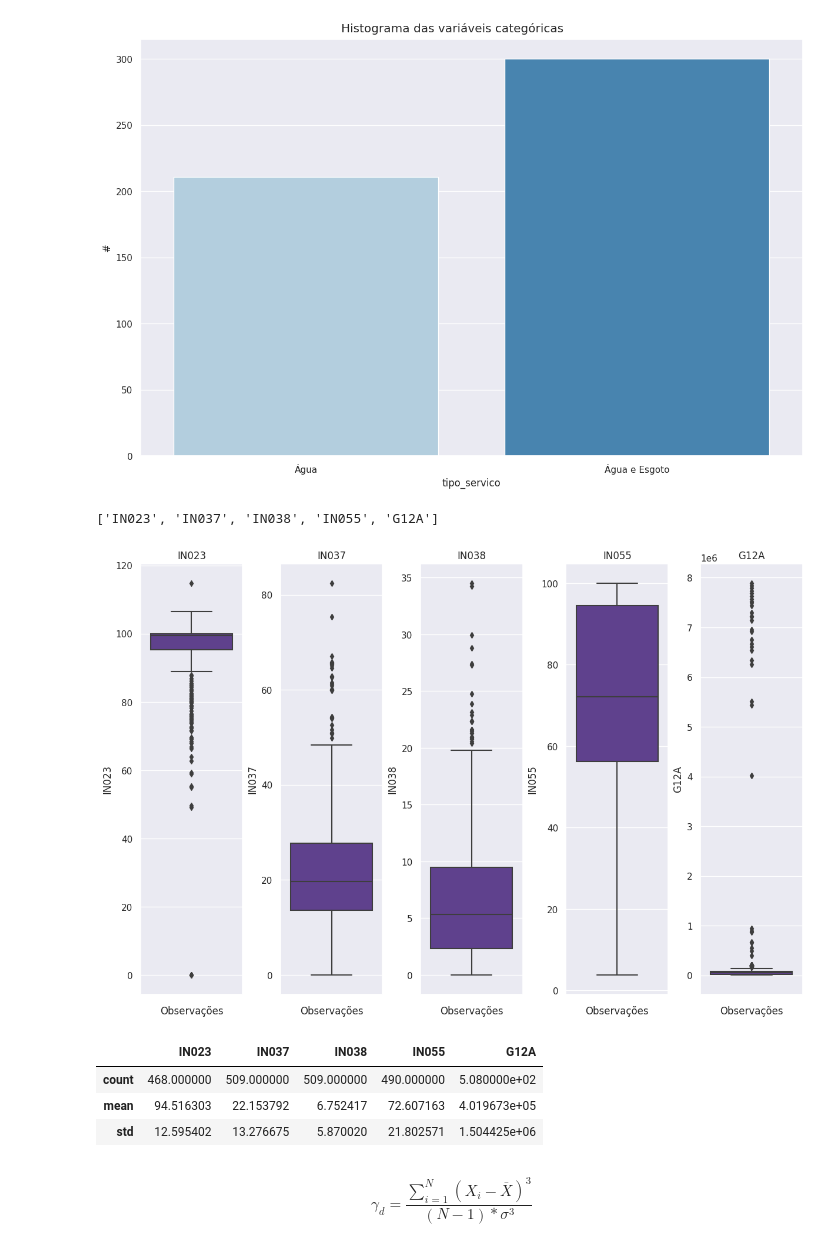
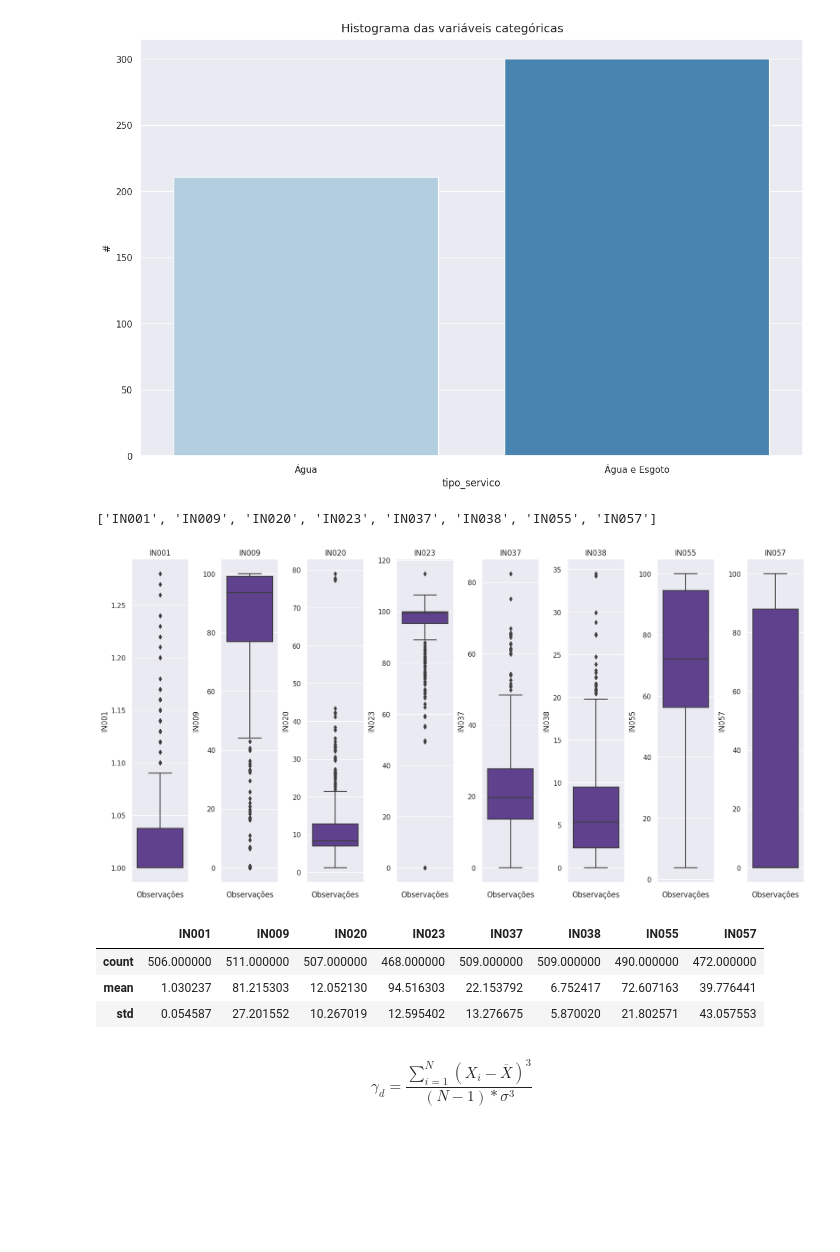
Before and after one commit to rafaelcbpy/Comp_Aplicada_ICA, a Jupyter notebook: notebooks/HW1/EDA.ipynb, the cells around one changed output. Cells and saved outputs as stored; diff of their text form; code cells hidden in the pictures; blank space fills up the shorter version.

```diff
--- a/notebooks/HW1/EDA.ipynb
+++ b/notebooks/HW1/EDA.ipynb
@@ -61,16 +65,19 @@ columns_new_names = {
     'Abrangência': 'abrangencia',
     'Tipo de Serviço': 'tipo_servico',
     'Natureza Jurídica': 'nat_juridica',
+    'IN001 - Densidade de economias de água por ligação': 'IN001',
+    'IN009 - Índice de hidrometração': 'IN009',
+    'IN020 - Extensão da rede de água por ligação': 'IN020',
     'IN022 - Consumo médio percapita de água': 'IN022',
     'IN023 - Índice de atendimento urbano de água': 'IN023',
     'IN037 - Participação da despesa com energia elétrica nas despesas de exploração': 'IN037',
     'IN038 - Participação da despesa com produtos químicos nas despesas de exploração (DEX)': 'IN038',
     'IN055 - Índice de atendimento total de água': 'IN055',
-    'G12A - População total residente do(s) município(s) com abastecimento de água, segundo o IBGE': 'G12A'
+    'IN057 - Índice de fluoretação de água': 'IN057'
 }
 
 selected_cols = columns_new_names.keys()
-numerical_columns = ['IN023', 'IN037', 'IN038', 'IN055', 'G12A']
+numerical_columns = ['IN001', 'IN009', 'IN020', 'IN023', 'IN037', 'IN038', 'IN055', 'IN057']
 categorical_columns = ['tipo_servico']
 target_col = 'consumption_bands'
 # %%
@@ -90,12 +97,16 @@ def get_consumption_bands(in022: float):
 # %%
 columns_transformations = {
         # "ano": int,
+        "IN001": lambda x: x.str.replace(",", ".").astype(float),
+        "IN009": lambda x: x.str.replace(",", ".").astype(float),
+        "IN020": lambda x: x.str.replace(",", ".").astype(float),
         "IN022": lambda x: x.str.replace(",", ".").astype(float),
         "IN023": lambda x: x.str.replace(",", ".").astype(float),
         "IN037": lambda x: x.str.replace(",", ".").astype(float),
         "IN038": lambda x: x.str.replace(",", ".").astype(float),
         "IN055": lambda x: x.str.replace(",", ".").astype(float),
-        "G12A": lambda x: x.str.replace(".", "").astype(float)
+        "IN057": lambda x: x.str.replace(",", ".").astype(float),
+        # "G12A": lambda x: x.str.replace(".", "").astype(float)
     }
 # %%
 df = (data[selected_cols]
@@ -204,30 +215,30 @@ plt = plt
 # %%
 numerical_columns
 # %% [output]
-['IN023', 'IN037', 'IN038', 'IN055', 'G12A']
+['IN001', 'IN009', 'IN020', 'IN023', 'IN037', 'IN038', 'IN055', 'IN057']
 # %%
-fig, axs = plt.subplots(1, len(numerical_columns), figsize=(12,8), dpi=100, constrained_layout = True)
+fig, axs = plt.subplots(1, len(numerical_columns), figsize=(16,8), dpi=100, constrained_layout = True)
 # axs = axs.flatten()
 # i=0
 # plt.suptitle("Histograma das variáveis numéricas")
 for ax, col in zip(axs.flatten(), numerical_columns):
     sns.boxplot(
         y=df[col],
         ax=ax
     )
 
     ax.set(title=f"{col}")
     ax.set_xlabel("Observações", fontsize=12)
     ax.set_ylabel(col, fontsize=12)
 # %% [output]
-[figure, old version]
+[figure, new version]
 # %%
 df.describe().loc[["count", "mean", "std"]]
 # %% [output]
-|  | IN023 | IN037 | IN038 | IN055 | G12A |
-| count | 468.000000 | 509.000000 | 509.000000 | 490.000000 | 5.080000e+02 |
-| mean | 94.516303 | 22.153792 | 6.752417 | 72.607163 | 4.019673e+05 |
-| std | 12.595402 | 13.276675 | 5.870020 | 21.802571 | 1.504425e+06 |
+|  | IN001 | IN009 | IN020 | IN023 | IN037 | IN038 | IN055 | IN057 |
+| count | 506.000000 | 511.000000 | 507.000000 | 468.000000 | 509.000000 | 509.000000 | 490.000000 | 472.000000 |
+| mean | 1.030237 | 81.215303 | 12.052130 | 94.516303 | 22.153792 | 6.752417 | 72.607163 | 39.776441 |
+| std | 0.054587 | 27.201552 | 10.267019 | 12.595402 | 13.276675 | 5.870020 | 21.802571 | 43.057553 |
 # %% [markdown]
 $$\gamma_d = \frac{\sum_{i=1}^N (X_i - \overline{X})^3}{(N-1)* \sigma^3}$$
 # %%
```
Also changed, not shown: parts of 23 cells of this notebook, 2 other files.
